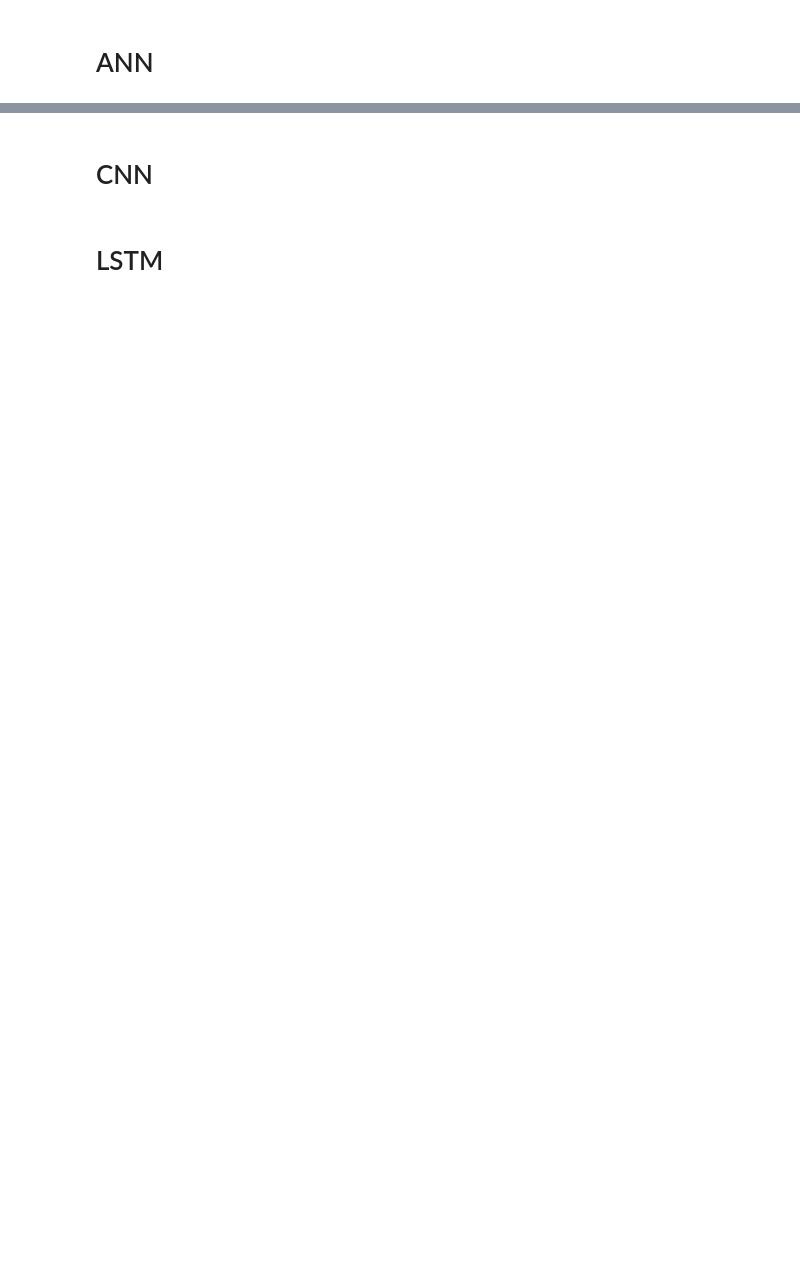
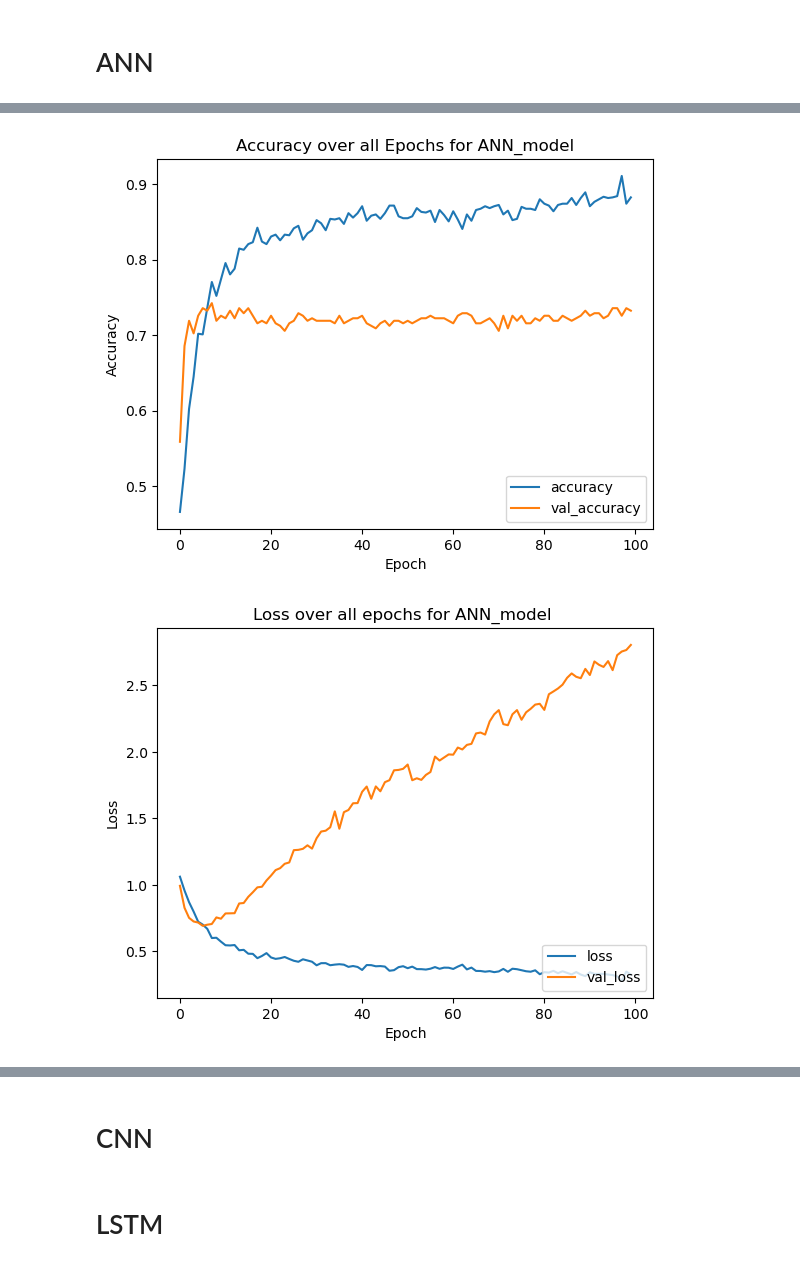
Before and after one commit to Rokkaan5/CSCI5922, a Jupyter notebook: Exam3/notebook/JasmineKobayashi_NN_Exam_2023.ipynb, the cells around one changed output, grey strips where cells are left out. Drawn from its saved outputs; the diff is of its cells as text; code cells hidden in the pictures; blank space fills up the shorter version.

Commit message:
add model eval and ANN code

```diff
--- a/Exam3/notebook/JasmineKobayashi_NN_Exam_2023.ipynb
+++ b/Exam3/notebook/JasmineKobayashi_NN_Exam_2023.ipynb
@@ -189,2 +313,14 @@ array([['science'],
 # %% [markdown]
 # ANN
+# %%
+ANN_model = tf.keras.models.Sequential([
+  tf.keras.layers.Dense(32, activation='relu'),
+  tf.keras.layers.Dense(16, activation='relu'),
+  tf.keras.layers.Dropout(.5),
+  tf.keras.layers.Dense(8, activation='relu'),
+  tf.keras.layers.Dropout(.5),
+  tf.keras.layers.Dense(3, activation='softmax')
+
+])
+
+ANN_model(X_train)
@@ -190,0 +336,2 @@ array([['science'],
+# %%
+my_ANN = exam_model_eval(ANN_model,model_name="ANN_model") #the init of this class prints the model summary
@@ -190,0 +363,3 @@ array([['science'],
+# %%
+%%time
+my_ANN.train_model(epochs=100)
@@ -190,0 +384,6 @@ array([['science'],
+# %%
+my_ANN.accuracy_plot()
+my_ANN.loss_plot()
+# %% [output]
+[figure, added]
+[figure, added]
```
Also changed, not shown: parts of 11 cells of this notebook, 4 other files.
